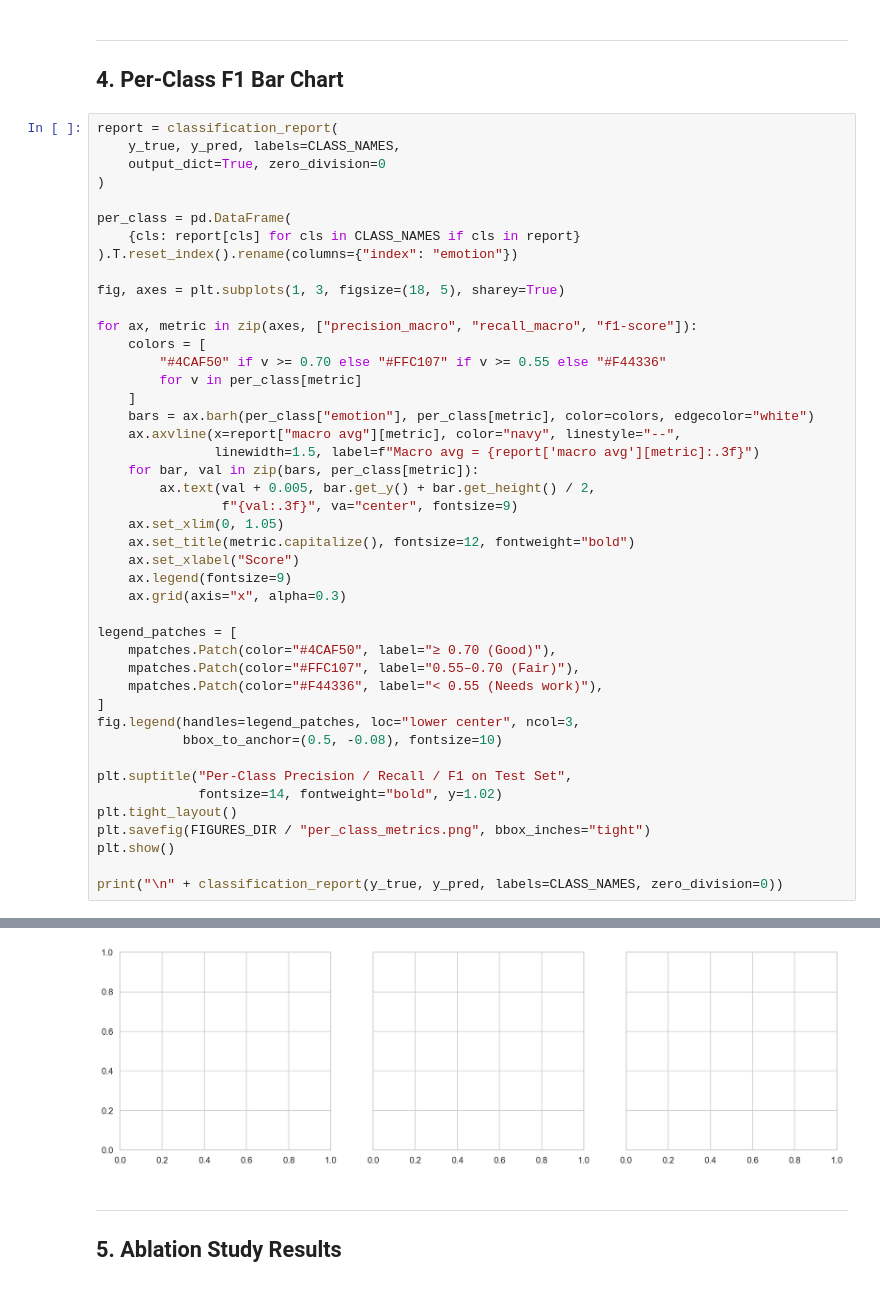
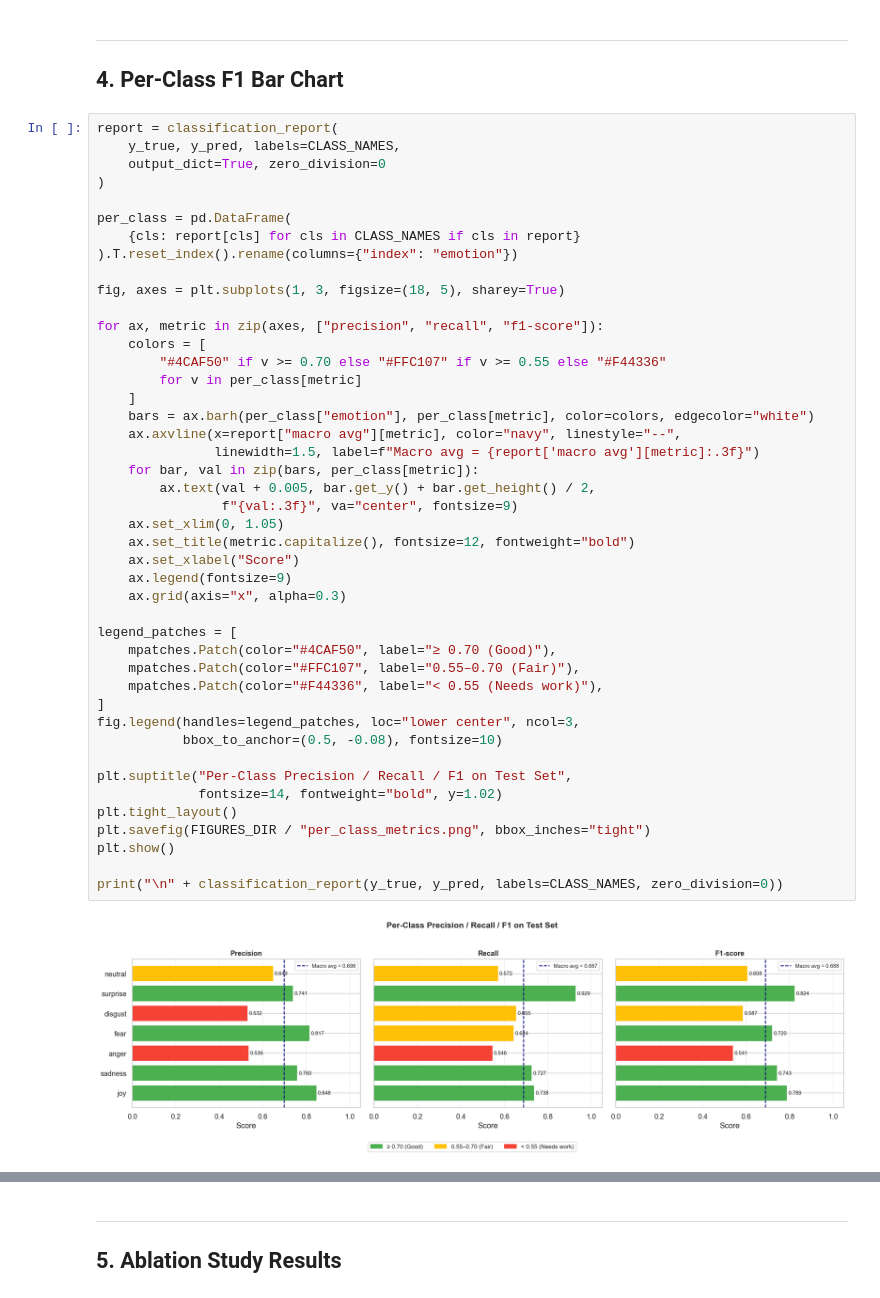
Before and after one commit to nhiney/deep-social-sentiment-analysis, a Jupyter notebook: notebooks/02_model_analysis.ipynb, the cells around one changed output, grey strips where cells are left out. Cells and saved outputs as stored; diff of their text form.

```diff
--- a/notebooks/02_model_analysis.ipynb
+++ b/notebooks/02_model_analysis.ipynb
@@ -258,36 +263,37 @@ per_class = pd.DataFrame(
 
 fig, axes = plt.subplots(1, 3, figsize=(18, 5), sharey=True)
 
-for ax, metric in zip(axes, ["precision_macro", "recall_macro", "f1-score"]):
+for ax, metric in zip(axes, ["precision", "recall", "f1-score"]):
     colors = [
         "#4CAF50" if v >= 0.70 else "#FFC107" if v >= 0.55 else "#F44336"
         for v in per_class[metric]
     ]
     bars = ax.barh(per_class["emotion"], per_class[metric], color=colors, edgecolor="white")
     ax.axvline(x=report["macro avg"][metric], color="navy", linestyle="--",
                linewidth=1.5, label=f"Macro avg = {report['macro avg'][metric]:.3f}")
     for bar, val in zip(bars, per_class[metric]):
         ax.text(val + 0.005, bar.get_y() + bar.get_height() / 2,
                 f"{val:.3f}", va="center", fontsize=9)
     ax.set_xlim(0, 1.05)
     ax.set_title(metric.capitalize(), fontsize=12, fontweight="bold")
     ax.set_xlabel("Score")
     ax.legend(fontsize=9)
     ax.grid(axis="x", alpha=0.3)
 
 legend_patches = [
     mpatches.Patch(color="#4CAF50", label="≥ 0.70 (Good)"),
     mpatches.Patch(color="#FFC107", label="0.55–0.70 (Fair)"),
     mpatches.Patch(color="#F44336", label="< 0.55 (Needs work)"),
 ]
 fig.legend(handles=legend_patches, loc="lower center", ncol=3,
            bbox_to_anchor=(0.5, -0.08), fontsize=10)
 
 plt.suptitle("Per-Class Precision / Recall / F1 on Test Set",
              fontsize=14, fontweight="bold", y=1.02)
 plt.tight_layout()
 plt.savefig(FIGURES_DIR / "per_class_metrics.png", bbox_inches="tight")
 plt.show()
 
 print("\n" + classification_report(y_true, y_pred, labels=CLASS_NAMES, zero_division=0))
 # %% [output]
+[figure, new version]
@@ -295,4 +313,3 @@ KeyError: 'precision_macro'
-[figure, old version]
 # %% [markdown]
 ---
 ## 5. Ablation Study Results
```
Also changed, not shown: parts of 8 cells of this notebook, 1 other file.
